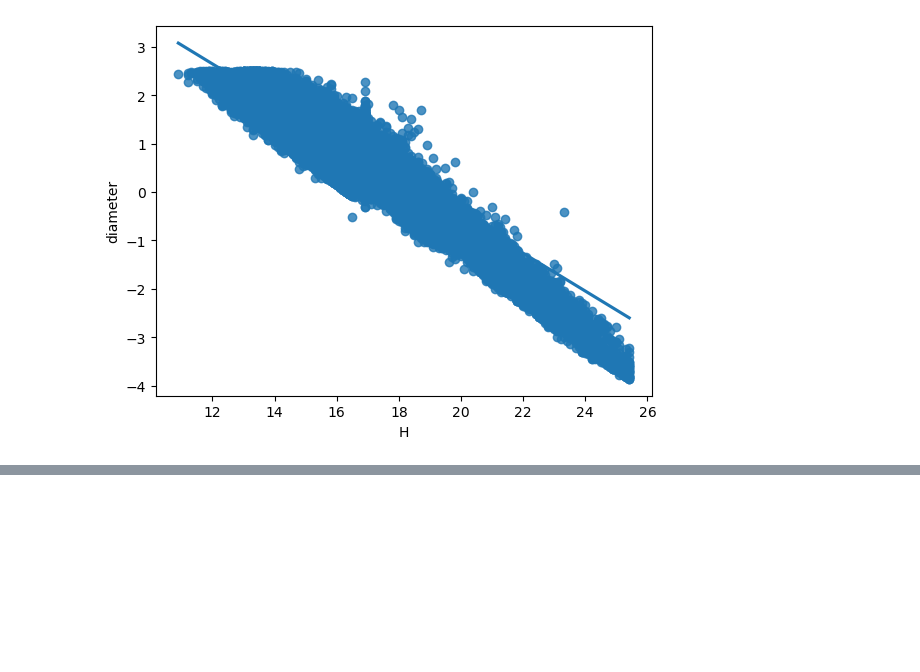
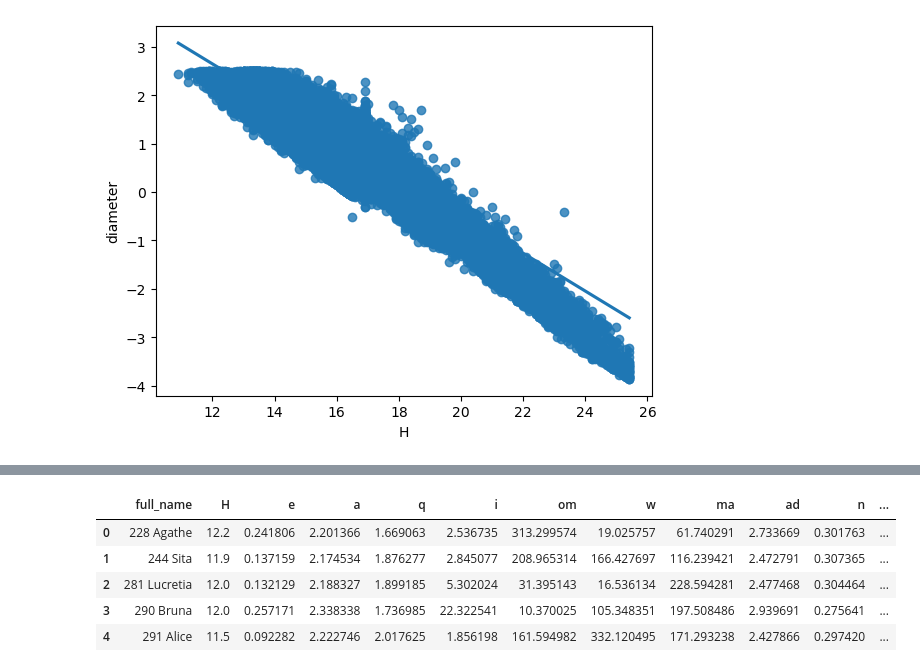
Before and after one commit to a-fazaelipoor/search_regression_annealing, a Jupyter notebook: Linear_Regression/sdg.ipynb, the cells around one changed output, grey strips where cells are left out. Cells and saved outputs as stored; diff of their text form; code cells hidden in the pictures; blank space fills up the shorter version.

Commit message:
non neumerical column now have a numerical value

```diff
--- a/Linear_Regression/sdg.ipynb
+++ b/Linear_Regression/sdg.ipynb
@@ -104,0 +126,11 @@ plt.show()
+# %%
+super_cleaner_version = pd.get_dummies(df, columns=['neo', 'pha', 'class'], drop_first=True)
+# %%
+super_cleaner_version.head()
+# %% [output]
+|  | full_name | H | e | a | q | i | om | w | ma | ad | n | ... |
+| 0 | 228 Agathe | 12.2 | 0.241806 | 2.201366 | 1.669063 | 2.536735 | 313.299574 | 19.025757 | 61.740291 | 2.733669 | 0.301763 | ... |
+| 1 | 244 Sita | 11.9 | 0.137159 | 2.174534 | 1.876277 | 2.845077 | 208.965314 | 166.427697 | 116.239421 | 2.472791 | 0.307365 | ... |
+| 2 | 281 Lucretia | 12.0 | 0.132129 | 2.188327 | 1.899185 | 5.302024 | 31.395143 | 16.536134 | 228.594281 | 2.477468 | 0.304464 | ... |
+| 3 | 290 Bruna | 12.0 | 0.257171 | 2.338338 | 1.736985 | 22.322541 | 10.370025 | 105.348351 | 197.508486 | 2.939691 | 0.275641 | ... |
+| 4 | 291 Alice | 11.5 | 0.092282 | 2.222746 | 2.017625 | 1.856198 | 161.594982 | 332.120495 | 171.293238 | 2.427866 | 0.297420 | ... |
```
Also changed, not shown: parts of 6 cells of this notebook.
